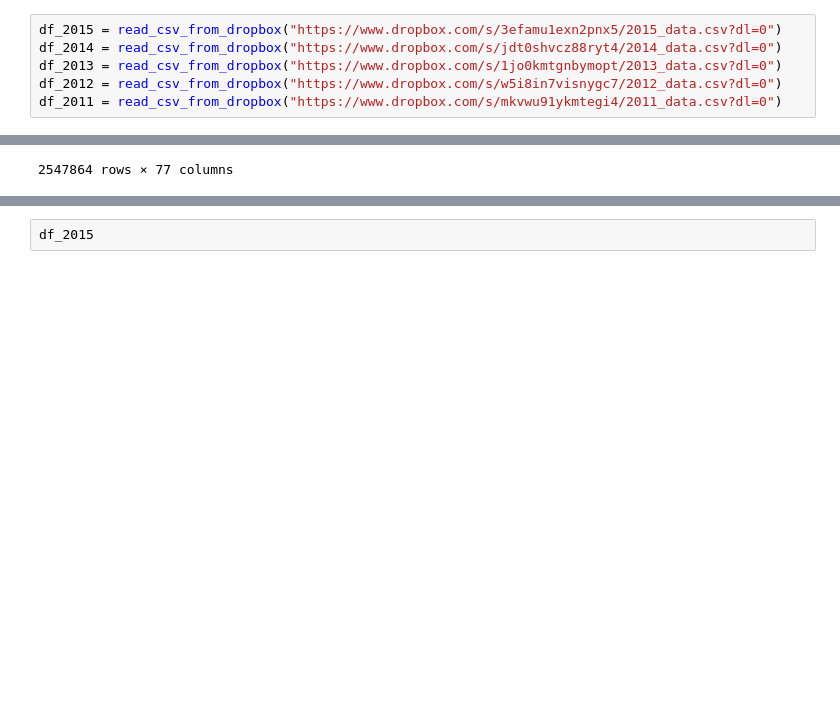
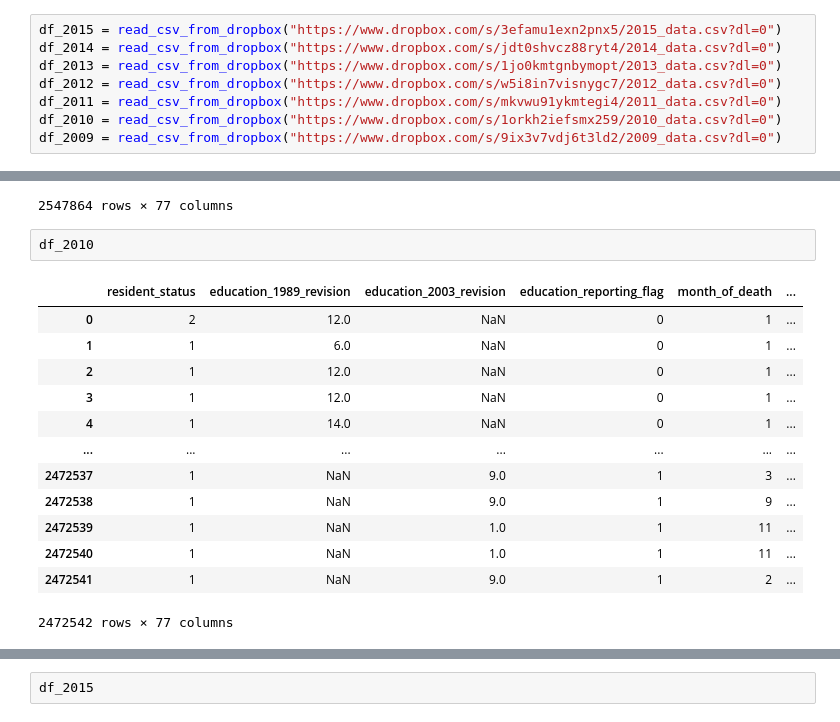
Before and after one commit to andrezafeu/maternal_mortality, a Jupyter notebook: CDC_dataset_cleaning.ipynb, the cells around one changed output, grey strips where cells are left out. Cells and saved outputs as stored; diff of their text form; blank space fills up the shorter version.

Commit message:
Add 2009-2010 data

```diff
--- a/CDC_dataset_cleaning.ipynb
+++ b/CDC_dataset_cleaning.ipynb
@@ -14,6 +14,8 @@ df_2014 = read_csv_from_dropbox("https://www.dropbox.com/s/jdt0shvcz88ryt4/2014_
 df_2013 = read_csv_from_dropbox("https://www.dropbox.com/s/1jo0kmtgnbymopt/2013_data.csv?dl=0")
 df_2012 = read_csv_from_dropbox("https://www.dropbox.com/s/w5i8in7visnygc7/2012_data.csv?dl=0")
 df_2011 = read_csv_from_dropbox("https://www.dropbox.com/s/mkvwu91ykmtegi4/2011_data.csv?dl=0")
+df_2010 = read_csv_from_dropbox("https://www.dropbox.com/s/1orkh2iefsmx259/2010_data.csv?dl=0")
+df_2009 = read_csv_from_dropbox("https://www.dropbox.com/s/9ix3v7vdj6t3ld2/2009_data.csv?dl=0")
 # %%
 # Column for icd code 10 has a different name in 2012
 df_2012 = df_2012.rename(
@@ -35,3 +37,19 @@ df_2012
 | 2547862 | 1 | NaN | 9.0 | 1 | 10 | ... |
 | 2547863 | 2 | NaN | 6.0 | 1 | 11 | ... |
 2547864 rows × 77 columns
+# %%
+df_2010
+# %% [output]
+|  | resident_status | education_1989_revision | education_2003_revision | education_reporting_flag | month_of_death | ... |
+| 0 | 2 | 12.0 | NaN | 0 | 1 | ... |
+| 1 | 1 | 6.0 | NaN | 0 | 1 | ... |
+| 2 | 1 | 12.0 | NaN | 0 | 1 | ... |
+| 3 | 1 | 12.0 | NaN | 0 | 1 | ... |
+| 4 | 1 | 14.0 | NaN | 0 | 1 | ... |
+| ... | ... | ... | ... | ... | ... | ... |
+| 2472537 | 1 | NaN | 9.0 | 1 | 3 | ... |
+| 2472538 | 1 | NaN | 9.0 | 1 | 9 | ... |
+| 2472539 | 1 | NaN | 1.0 | 1 | 11 | ... |
+| 2472540 | 1 | NaN | 1.0 | 1 | 11 | ... |
+| 2472541 | 1 | NaN | 9.0 | 1 | 2 | ... |
+2472542 rows × 77 columns
```
Also changed, not shown: parts of 10 cells of this notebook, 2 other files.
